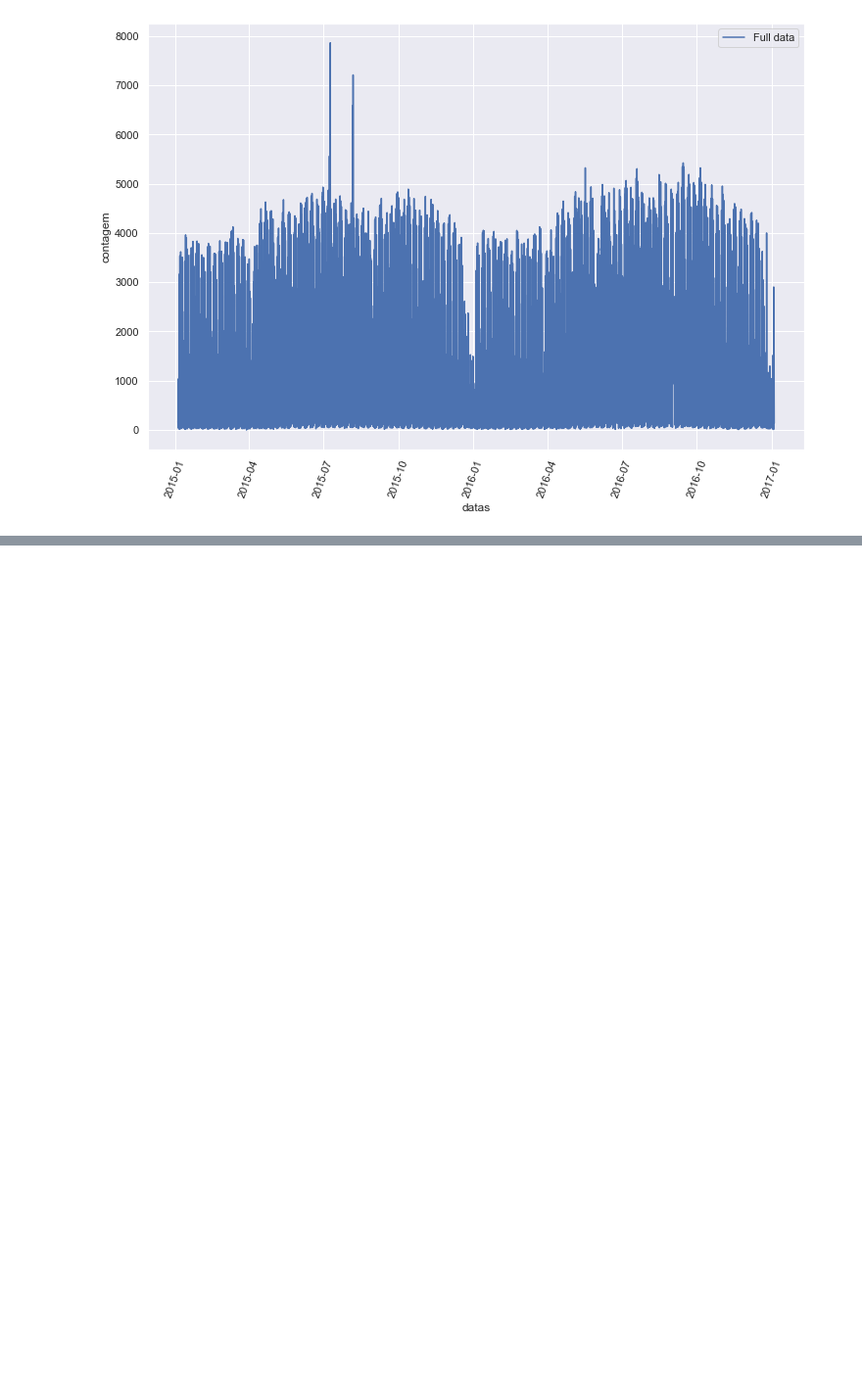
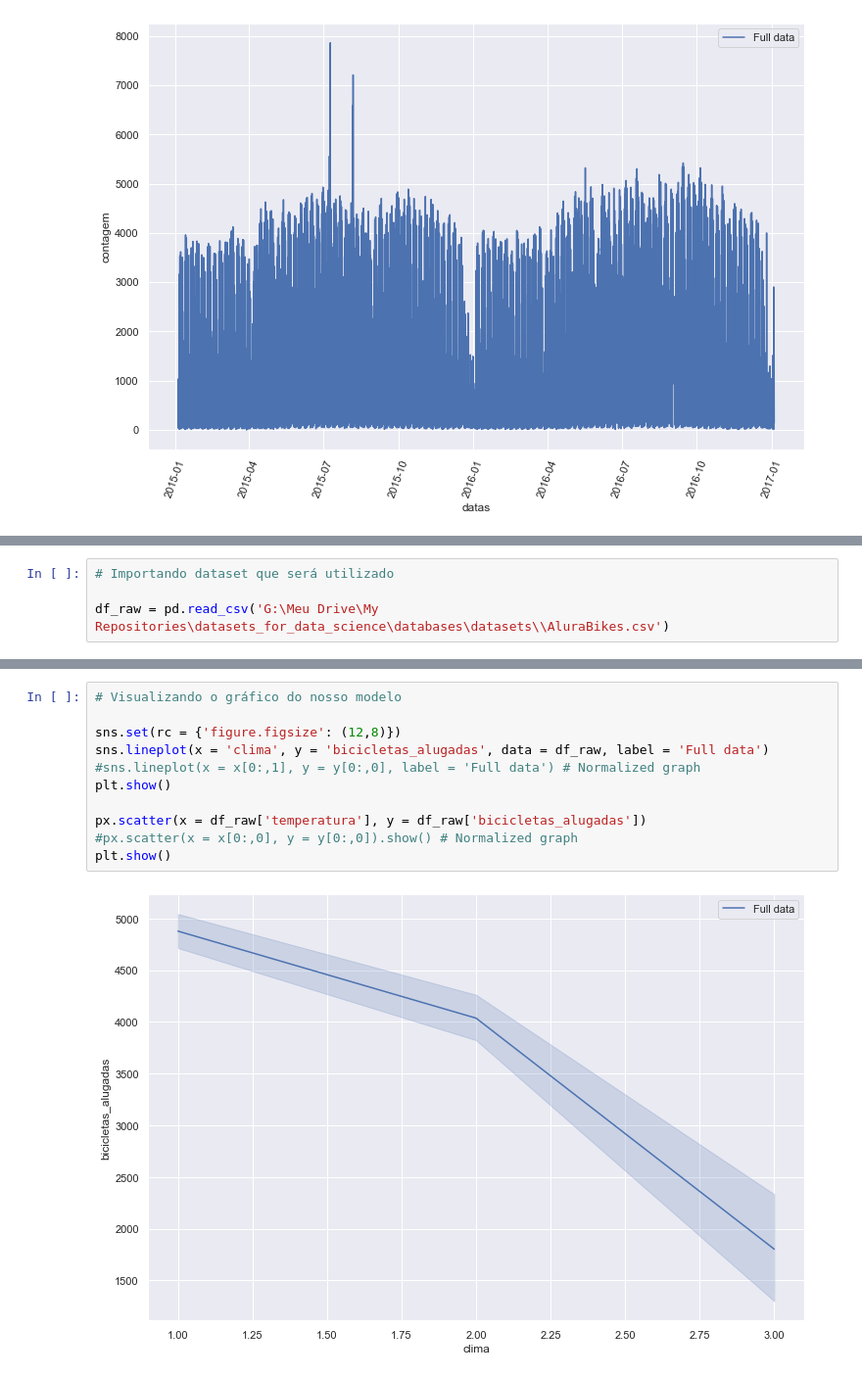
Before and after one commit to Dufyz/My_Laboratory, a Jupyter notebook: Jupyter Lab/library's/keras_library/deep_learning.ipynb, the cells around one changed output, grey strips where cells are left out. Shown at 98% size. Saved outputs shown, nothing was run; the diff lists cells and outputs as text; blank space fills up the shorter version.

```diff
--- a/Jupyter Lab/library's/keras_library/deep_learning.ipynb
+++ b/Jupyter Lab/library's/keras_library/deep_learning.ipynb
@@ -438,0 +491,4 @@ plt.xticks(rotation = 70)
+# %%
+# Importando dataset que será utilizado
+
+df_raw = pd.read_csv('G:\Meu Drive\My Repositories\datasets_for_data_science\databases\datasets\\AluraBikes.csv')
@@ -438,0 +508,13 @@ plt.xticks(rotation = 70)
+# %%
+# Visualizando o gráfico do nosso modelo
+
+sns.set(rc = {'figure.figsize': (12,8)})
+sns.lineplot(x = 'clima', y = 'bicicletas_alugadas', data = df_raw, label = 'Full data')
+#sns.lineplot(x = x[0:,1], y = y[0:,0], label = 'Full data') # Normalized graph
+plt.show()
+
+px.scatter(x = df_raw['temperatura'], y = df_raw['bicicletas_alugadas'])
+#px.scatter(x = x[0:,0], y = y[0:,0]).show() # Normalized graph
+plt.show()
+# %% [output]
+[figure, added]
```
Also changed, not shown: parts of 13 cells of this notebook.
